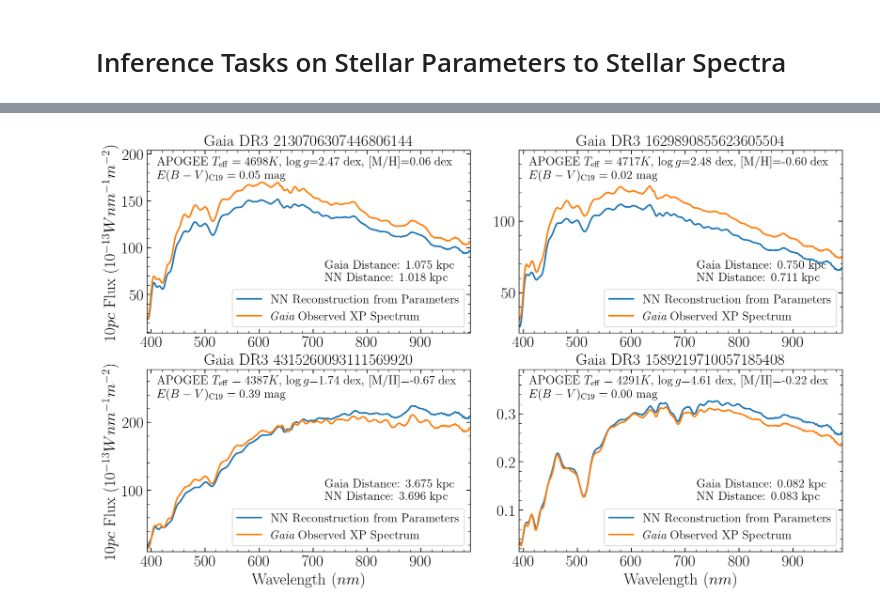
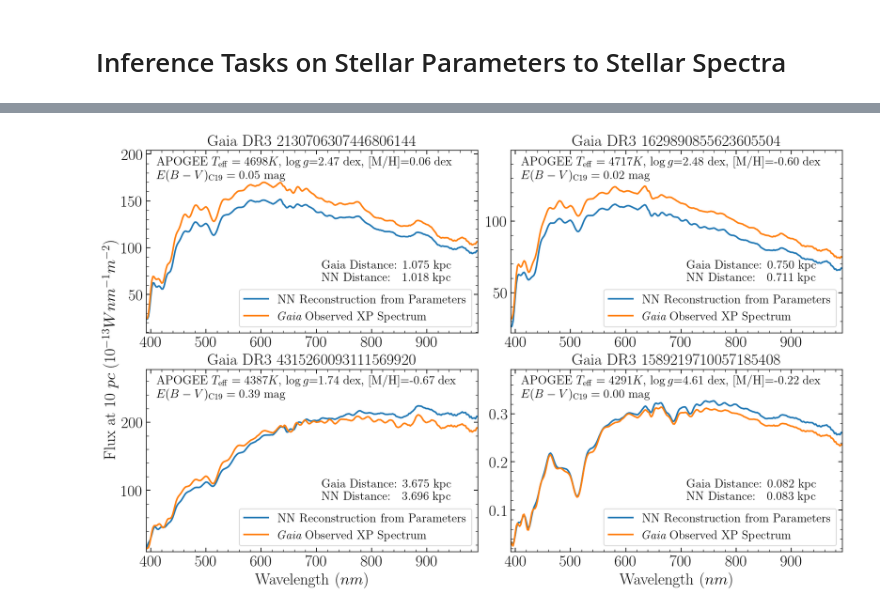
Before and after one commit to henrysky/astroNN_stars_foundation, a Jupyter notebook: Inference_Labels2Spec.ipynb, the cells around one changed output, grey strips where cells are left out. Drawn from its saved outputs; the diff is of its cells as text; code cells hidden in the pictures.

```diff
--- a/Inference_Labels2Spec.ipynb
+++ b/Inference_Labels2Spec.ipynb
@@ -227,5 +226,5 @@ fig.savefig("./figs/spec_mh.pdf", bbox_inches="tight")
 # %%
-fig = plt.figure(figsize=(16, 5.5))
+fig = plt.figure(figsize=(15, 5.5))
 subfigs = fig.subfigures(1, 1)
 (ax1, ax2) = subfigs.subplots(1, 2, gridspec_kw={"wspace": 0.15, "hspace": 0.0})
 
@@ -315,7 +314,8 @@ fig.savefig("./figs/spec_extinction.pdf", bbox_inches="tight")
 # %%
 fig = plt.figure(figsize=(15.5, 9))
 subfigs = fig.subfigures(1, 1)
-((ax1, ax2), (ax3, ax4)) = subfigs.subplots(2, 2, gridspec_kw={"wspace": 0.15})
+
+((ax1, ax2), (ax3, ax4)) = subfigs.subplots(2, 2, gridspec_kw={"wspace": 0.1})
 
 
 def plot_spec_online(ax, gdr3_source_id, teff, logg, m_h, logebv, absolute_flux=True):
@@ -337,37 +337,40 @@ def plot_spec_online(ax, gdr3_source_id, teff, logg, m_h, logebv, absolute_flux=
         xycoords=ax,
         fontsize=15,
         ha="left",
         va="top",
         # backgroundcolor=None,
     )
 
     ax.annotate(
-        f"Gaia Distance: {gaia_dist:.3f} kpc\nNN Distance: {nn_dist:.3f} kpc",
-        xy=(0.55, 0.4),
+        f"Gaia Distance: {gaia_dist:.3f} kpc\nNN Distance: $\,$ {nn_dist:.3f} kpc",
+        xy=(0.53, 0.4),
         xycoords=ax,
         fontsize=15,
         ha="left",
         va="top",
         # backgroundcolor=None,
     )
 
     ax.set_ylim(np.min([spectrum_1, gaia_observed_spec]), np.max([spectrum_1, gaia_observed_spec])*1.2)
     ax.set_xlabel("Wavelength ($nm$)")
-    ax.set_ylabel("$10pc$ Flux ($10^{-13} W nm^{-1} m^{-2}$)")
+    # ax.set_ylabel("$10pc$ Flux ($10^{-13} W nm^{-1} m^{-2}$)")
     ax.set_xlim(392, 992)
     ax.legend(loc="lower right")
 
 plot_spec_online(ax1, 2130706307446806144, teff=4698.3677, logg=2.4654598, m_h=0.059084, logebv=-2.9957323331586374, absolute_flux=True)
 ax1.set_xlabel(None)
 plot_spec_online(ax2, 1629890855623605504, teff=4717.464, logg=2.4766452, m_h=-0.60218, logebv=-3.912023027779888, absolute_flux=True)
 ax2.set_xlabel(None)
 plot_spec_online(ax3, 4315260093111569920, teff=4386.8984, logg=1.7397821, m_h=-0.67223, logebv=-0.9490805546971459, absolute_flux=True)
 plot_spec_online(ax4, 1589219710057185408, teff=4291.101, logg=4.6053257, m_h=-0.22369, logebv=-7., absolute_flux=True)
 ax2.set_ylabel("")
 ax4.set_ylabel("")
+subfigs.text(0.085,0.5, "Flux at 10 $pc$ ($10^{-13} W nm^{-1} m^{-2}$)", ha="center", va="center", rotation=90, fontsize=20, transform=subfigs.transFigure)
+# subfigs.supylabel("Flux at $10pc$ ($10^{-13} W nm^{-1} m^{-2}$)")
+# fig.text(0.1, 0.5, 'Flux at $10pc$ ($10^{-13} W nm^{-1} m^{-2}$)', va='center', rotation='vertical', fontsize=20, transform=fig.transFigure)
 fig.savefig("./figs/spec_comparison.pdf", bbox_inches="tight")
 # %% [output]
-[figure, old version]
+[figure, new version]
 # %%
 col_names = ["teff", "logg", "m_h", "jh", "jk"]
 val_labels_shuffled = val_labels_pd[col_names]
```
Also changed, not shown: parts of 5 cells of this notebook, 9 other files.
